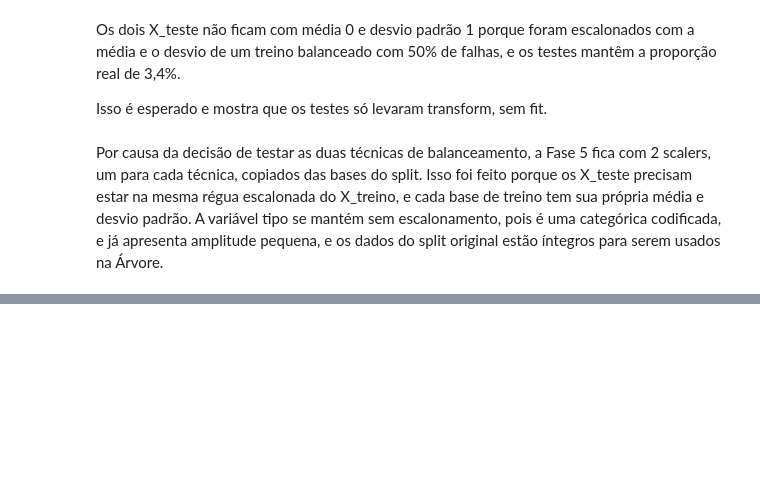
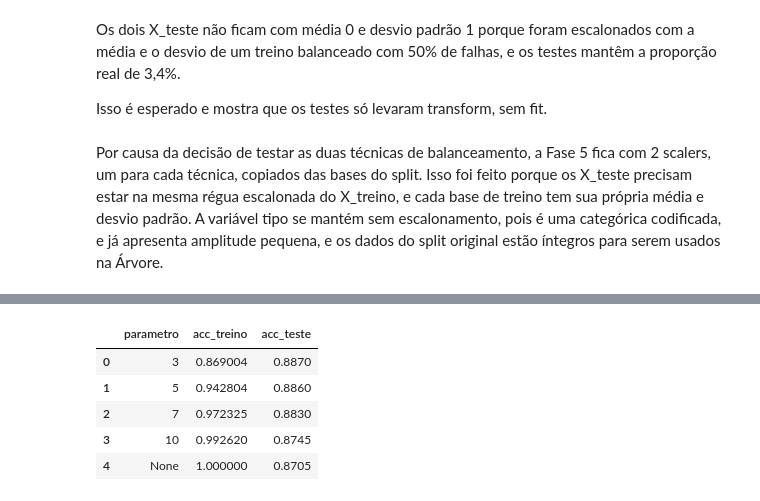
Before and after one commit to filipester/manutencao_preditiva, a Jupyter notebook: manutencao_preditiva.ipynb, the cells around one changed output, grey strips where cells are left out. Saved outputs shown, nothing was run; the diff lists cells and outputs as text; code cells hidden in the pictures; blank space fills up the shorter version.

```diff
--- a/manutencao_preditiva.ipynb
+++ b/manutencao_preditiva.ipynb
@@ -492,0 +561,20 @@ Por causa da decisão de testar as duas técnicas de balanceamento, a Fase 5 fic
+# %%
+# Árvore com técnica Random Under Sampler
+
+resultados = []
+for valor in [3, 5, 7, 10, None]:
+    modelo = DecisionTreeClassifier(max_depth=valor, random_state=42)
+    modelo.fit(X_rus, y_rus) # type: ignore
+    resultados.append({'parametro': str(valor),
+                        'acc_treino': modelo.score(X_rus, y_rus),
+                        'acc_teste': modelo.score(X_teste, y_teste)})
+
+
+pd.DataFrame(resultados)
+# %% [output]
+|  | parametro | acc_treino | acc_teste |
+| 0 | 3 | 0.869004 | 0.8870 |
+| 1 | 5 | 0.942804 | 0.8860 |
+| 2 | 7 | 0.972325 | 0.8830 |
+| 3 | 10 | 0.992620 | 0.8745 |
+| 4 | None | 1.000000 | 0.8705 |
```
Also changed, not shown: parts of 5 cells of this notebook.
